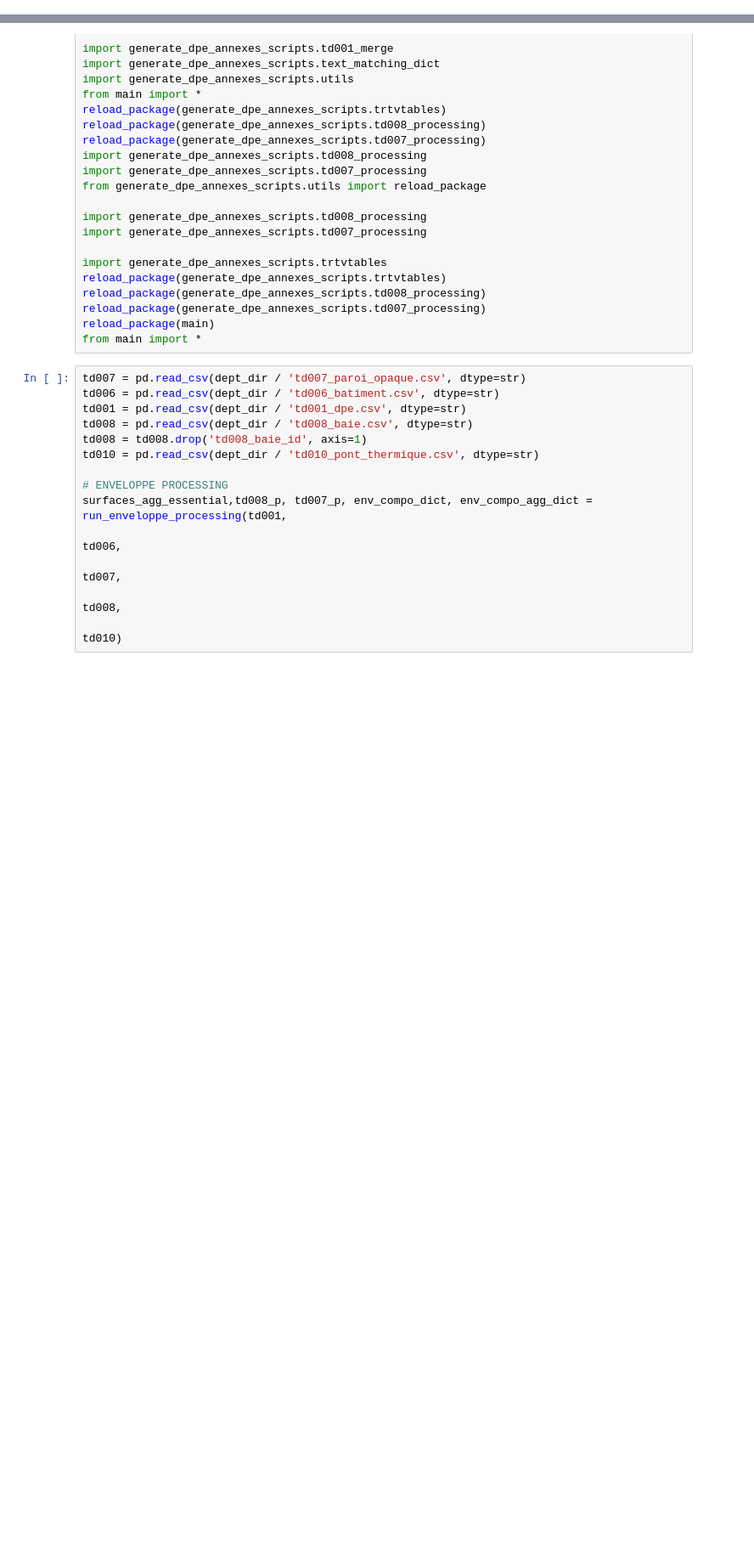
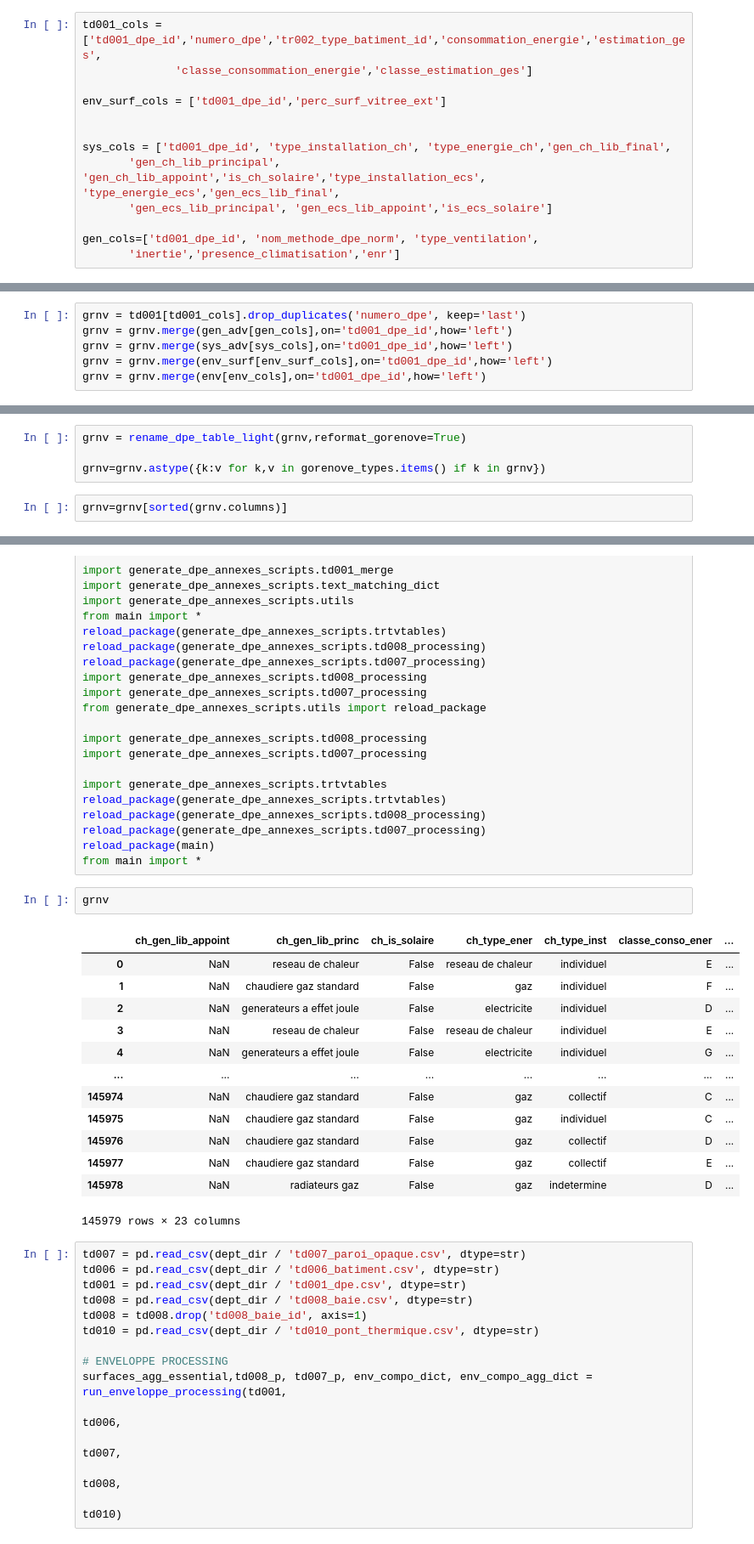
Before and after one commit to etalab/de-dpe-processing, a Jupyter notebook: data_processing_cstb/traitement_donnees_metier/dev pre 1948 elasticsearch-enveloppe.ipynb, the cells around one changed output, grey strips where cells are left out. Shown at 85% size. Cells and saved outputs as stored; diff of their text form; blank space fills up the shorter version.

```diff
--- a/data_processing_cstb/traitement_donnees_metier/dev pre 1948 elasticsearch-enveloppe.ipynb
+++ b/data_processing_cstb/traitement_donnees_metier/dev pre 1948 elasticsearch-enveloppe.ipynb
@@ -64,0 +76,13 @@ D:\data\dpe_full\depts\94
+# %%
+td001_cols = ['td001_dpe_id','numero_dpe','tr002_type_batiment_id','consommation_energie','estimation_ges',
+              'classe_consommation_energie','classe_estimation_ges']
+
+env_surf_cols = ['td001_dpe_id','perc_surf_vitree_ext']
+
+
+sys_cols = ['td001_dpe_id', 'type_installation_ch', 'type_energie_ch','gen_ch_lib_final',
+       'gen_ch_lib_principal', 'gen_ch_lib_appoint','is_ch_solaire','type_installation_ecs', 'type_energie_ecs','gen_ecs_lib_final',
+       'gen_ecs_lib_principal', 'gen_ecs_lib_appoint','is_ecs_solaire']
+
+gen_cols=['td001_dpe_id', 'nom_methode_dpe_norm', 'type_ventilation',
+       'inertie','presence_climatisation','enr']
@@ -64,0 +94,6 @@ D:\data\dpe_full\depts\94
+# %%
+grnv = td001[td001_cols].drop_duplicates('numero_dpe', keep='last')
+grnv = grnv.merge(gen_adv[gen_cols],on='td001_dpe_id',how='left')
+grnv = grnv.merge(sys_adv[sys_cols],on='td001_dpe_id',how='left')
+grnv = grnv.merge(env_surf[env_surf_cols],on='td001_dpe_id',how='left')
+grnv = grnv.merge(env[env_cols],on='td001_dpe_id',how='left')
@@ -64,0 +102,6 @@ D:\data\dpe_full\depts\94
+# %%
+grnv = rename_dpe_table_light(grnv,reformat_gorenove=True)
+
+grnv=grnv.astype({k:v for k,v in gorenove_types.items() if k in grnv})
+# %%
+grnv=grnv[sorted(grnv.columns)]
@@ -88,6 +151,22 @@ reload_package(generate_dpe_annexes_scripts.td008_processing)
 reload_package(generate_dpe_annexes_scripts.td007_processing)
 reload_package(main)
 from main import *
+# %%
+grnv
+# %% [output]
+|  | ch_gen_lib_appoint | ch_gen_lib_princ | ch_is_solaire | ch_type_ener | ch_type_inst | classe_conso_ener | ... |
+| 0 | NaN | reseau de chaleur | False | reseau de chaleur | individuel | E | ... |
+| 1 | NaN | chaudiere gaz standard | False | gaz | individuel | F | ... |
+| 2 | NaN | generateurs a effet joule | False | electricite | individuel | D | ... |
+| 3 | NaN | reseau de chaleur | False | reseau de chaleur | individuel | E | ... |
+| 4 | NaN | generateurs a effet joule | False | electricite | individuel | G | ... |
+| ... | ... | ... | ... | ... | ... | ... | ... |
+| 145974 | NaN | chaudiere gaz standard | False | gaz | collectif | C | ... |
+| 145975 | NaN | chaudiere gaz standard | False | gaz | individuel | C | ... |
+| 145976 | NaN | chaudiere gaz standard | False | gaz | collectif | D | ... |
+| 145977 | NaN | chaudiere gaz standard | False | gaz | collectif | E | ... |
+| 145978 | NaN | radiateurs gaz | False | gaz | indetermine | D | ... |
+145979 rows × 23 columns
 # %%
 td007 = pd.read_csv(dept_dir / 'td007_paroi_opaque.csv', dtype=str)
 td006 = pd.read_csv(dept_dir / 'td006_batiment.csv', dtype=str)
```
Also changed, not shown: parts of 32 cells of this notebook, 13 other files.
